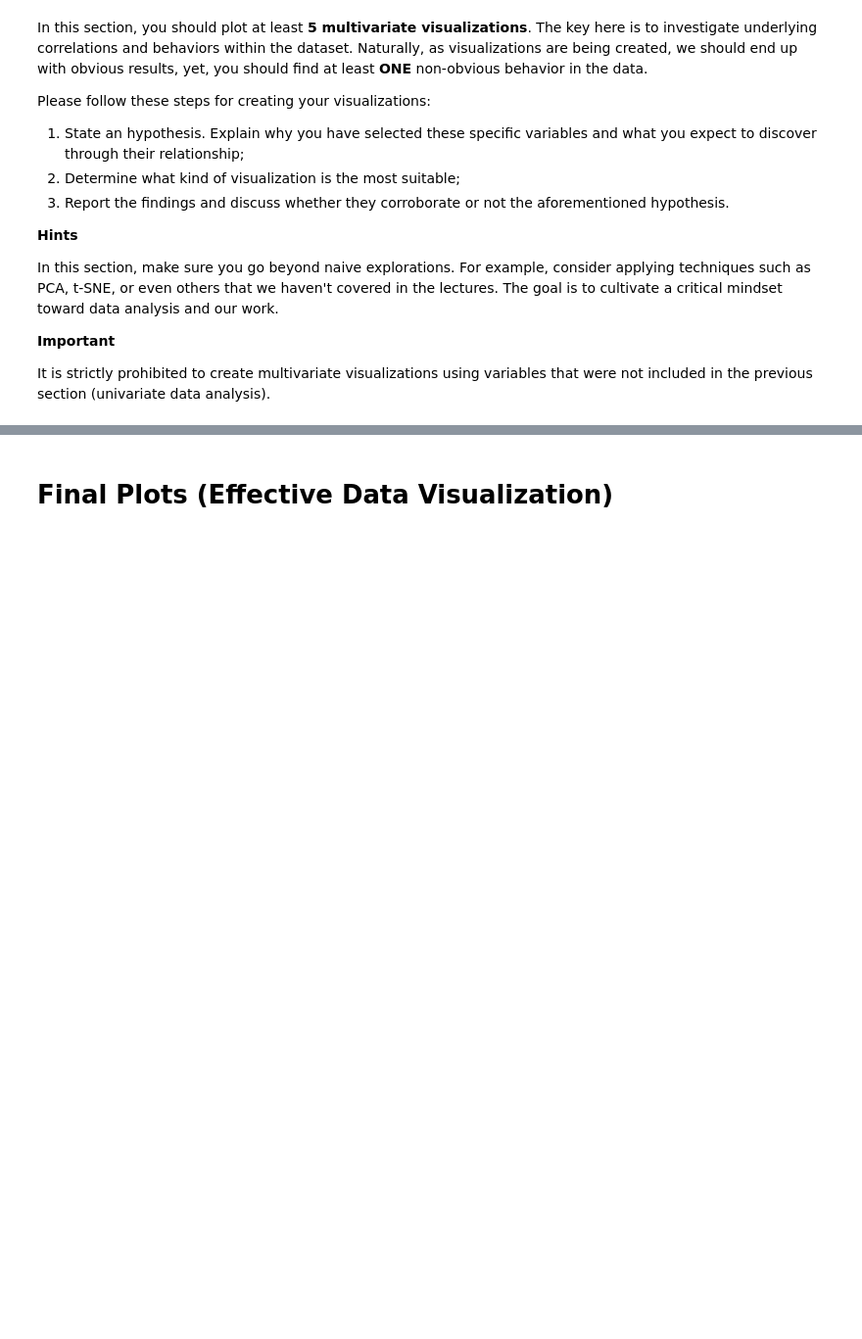
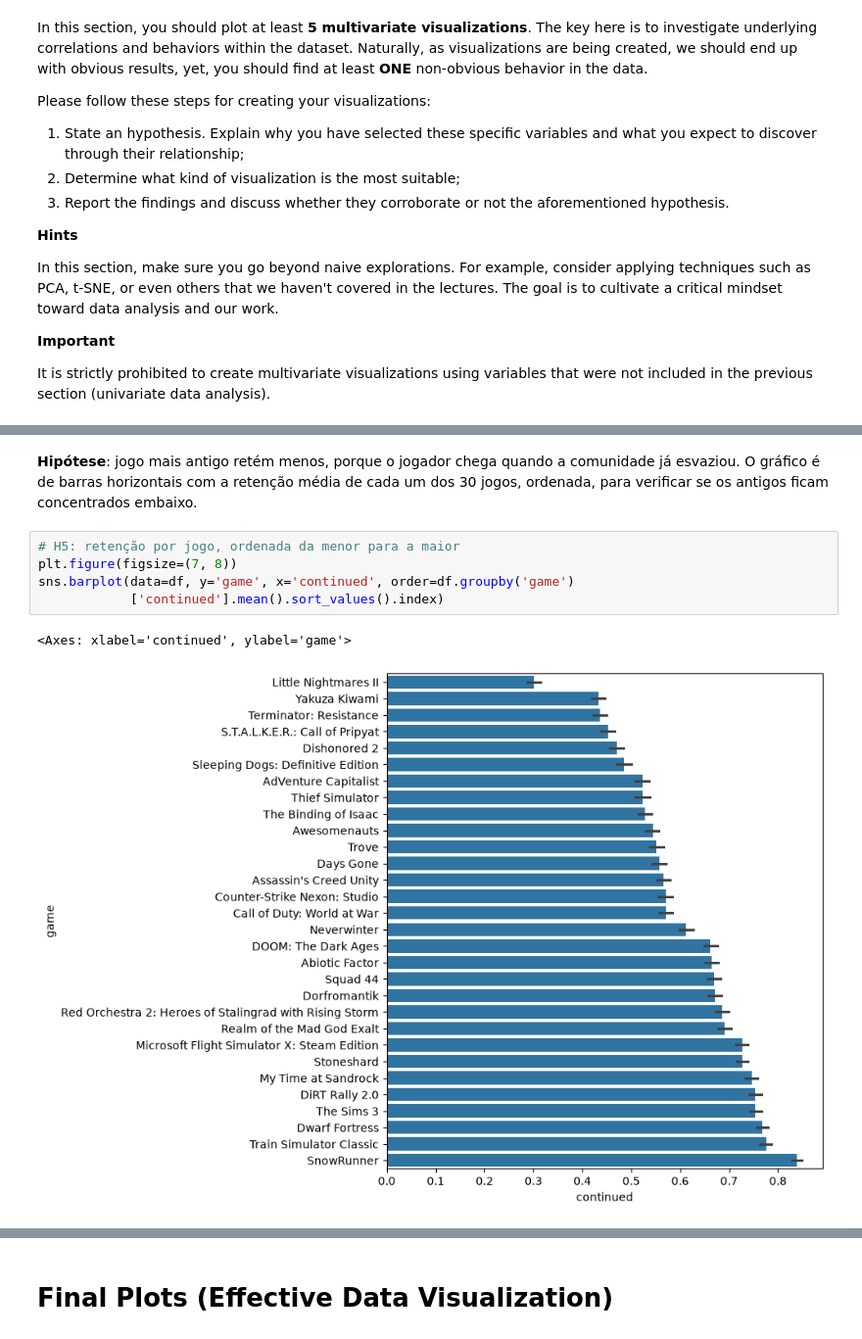
Before and after one commit to larissa04alves/steam-review-retention, a Jupyter notebook: tde-data-science-parte01.ipynb, the cells around one changed output, grey strips where cells are left out. Shown at 98% size. Saved outputs shown, nothing was run; the diff lists cells and outputs as text; blank space fills up the shorter version.

```diff
--- a/tde-data-science-parte01.ipynb
+++ b/tde-data-science-parte01.ipynb
@@ -764,0 +800,10 @@ It is strictly prohibited to create multivariate visualizations using variables
+# %% [markdown]
+**Hipótese**: jogo mais antigo retém menos, porque o jogador chega quando a comunidade já esvaziou. O gráfico é de barras horizontais com a retenção média de cada um dos 30 jogos, ordenada, para verificar se os antigos ficam concentrados embaixo.
+# %%
+# H5: retenção por jogo, ordenada da menor para a maior
+plt.figure(figsize=(7, 8))
+sns.barplot(data=df, y='game', x='continued', order=df.groupby('game')
+            ['continued'].mean().sort_values().index)
+# %% [output]
+<Axes: xlabel='continued', ylabel='game'>
+[figure, added]
```
Also changed, not shown: parts of 11 cells of this notebook.
